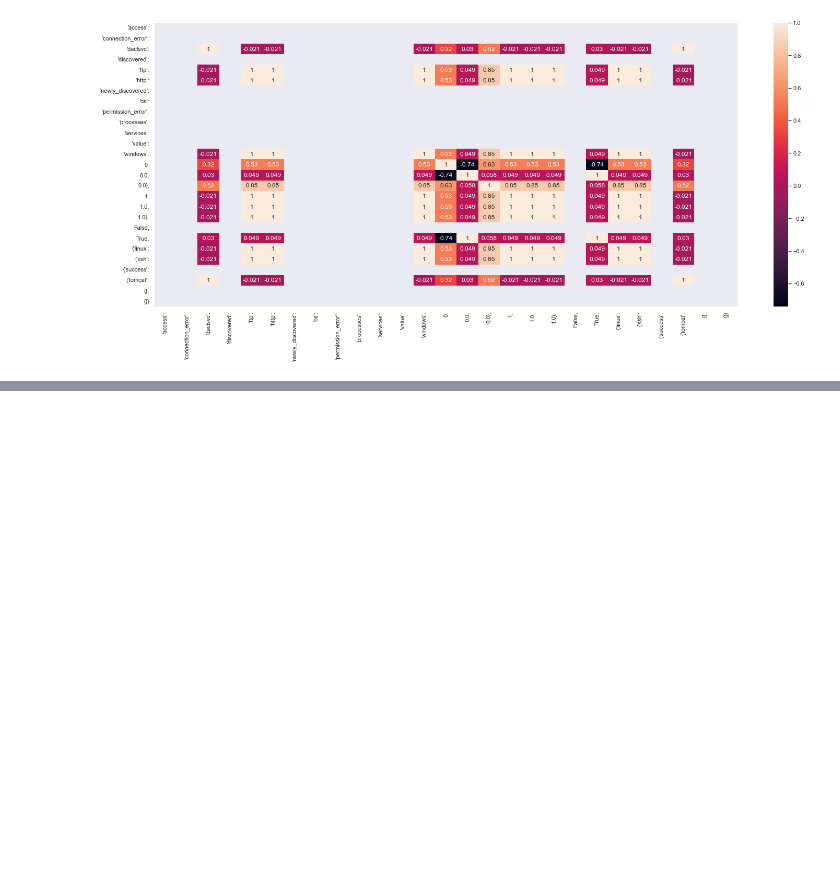
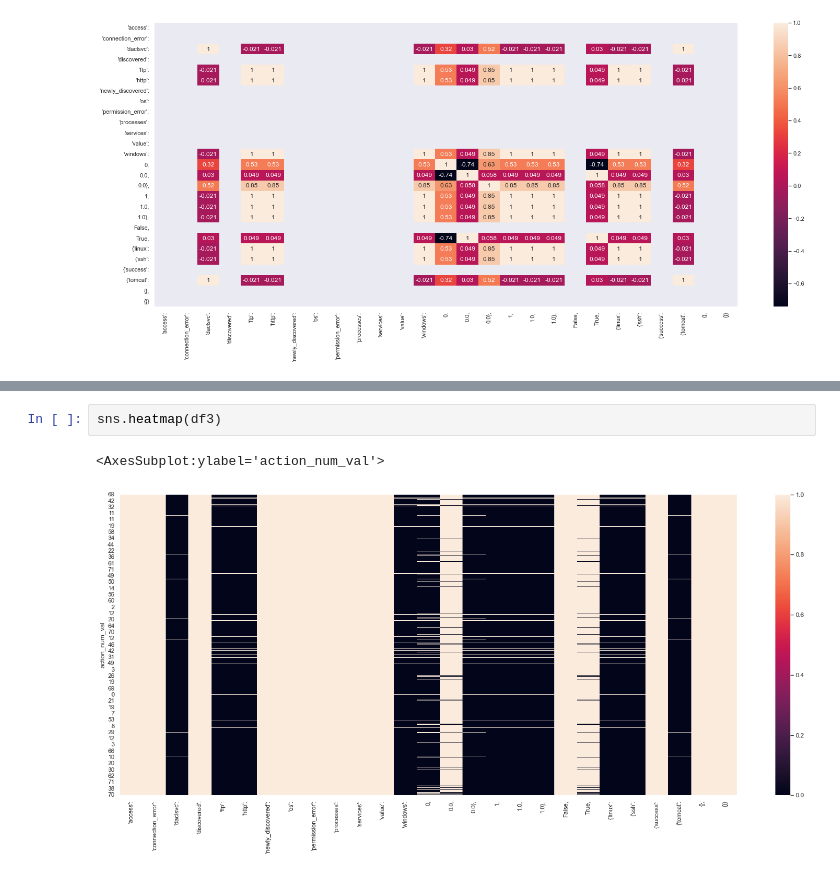
Before and after one commit to george4266/NetworkAttackSimulator, a Jupyter notebook: Network_Attack_Simulator/nasim/agents/IPYNB files/Random_Agent_Learn.ipynb, the cells around one changed output, grey strips where cells are left out. Cells and saved outputs as stored; diff of their text form; blank space fills up the shorter version.

```diff
--- a/Network_Attack_Simulator/nasim/agents/IPYNB files/Random_Agent_Learn.ipynb
+++ b/Network_Attack_Simulator/nasim/agents/IPYNB files/Random_Agent_Learn.ipynb
@@ -187,0 +175,5 @@ InvalidIndexError: (slice(None, None, None), None)
+# %%
+sns.heatmap(df3)
+# %% [output]
+<AxesSubplot:ylabel='action_num_val'>
+[figure, added]
```
Also changed, not shown: parts of 4 cells of this notebook, 4 other files.
